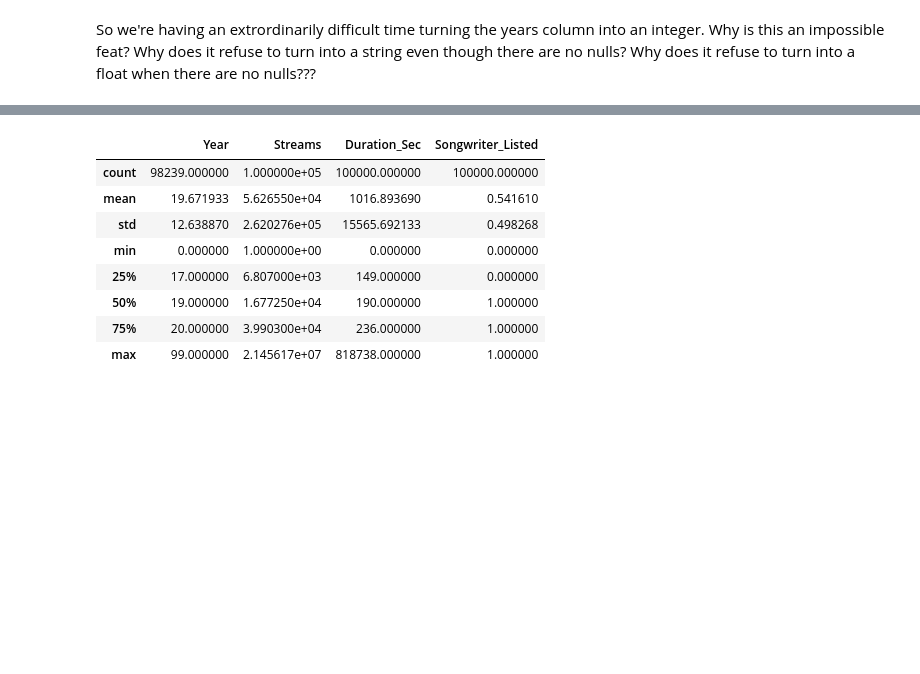
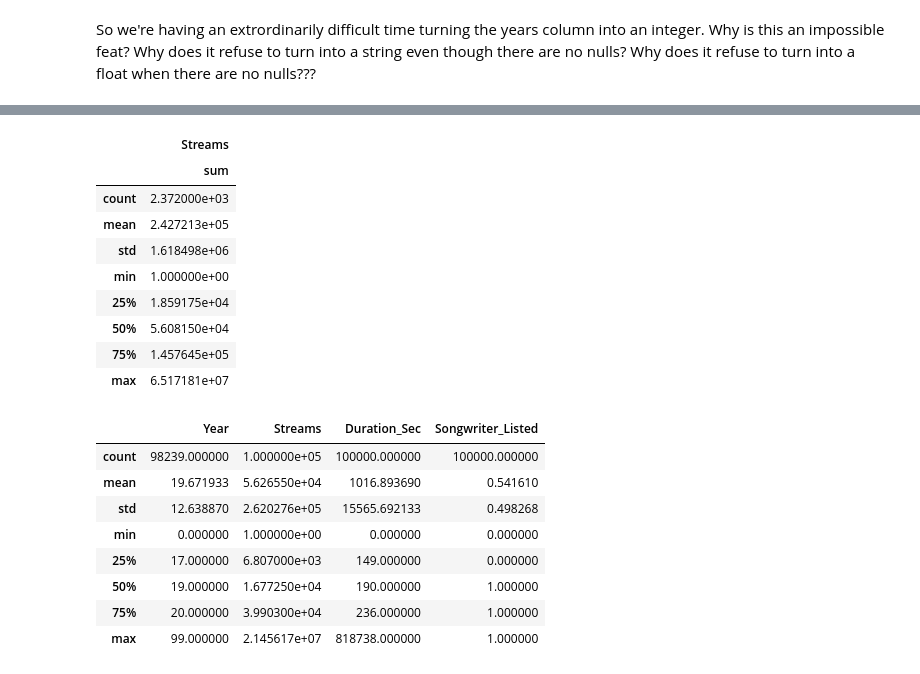
Before and after one commit to NSS-Data-Analytics-Cohort-6/mlc-project-count-dracula, a Jupyter notebook: notebooks/MLC_Phil.ipynb, the cells around one changed output, grey strips where cells are left out. Cells and saved outputs as stored; diff of their text form; code cells hidden in the pictures; blank space fills up the shorter version.

```diff
--- a/notebooks/MLC_Phil.ipynb
+++ b/notebooks/MLC_Phil.ipynb
@@ -183,3 +153,4 @@ music_df['Streams'] = music_df['Streams'].astype(int)
 So we're having an extrordinarily difficult time turning the years column into an integer. Why is this an impossible feat? Why does it refuse to turn into a string even though there are no nulls? Why does it refuse to turn into a float when there are no nulls???
 # %%
 indie = music_df[music_df['Artist'] == music_df['Label']]
+indie = indie.groupby(['Artist'], as_index=False).agg({'Streams':['sum']})
@@ -186,3 +175,16 @@ indie = music_df[music_df['Artist'] == music_df['Label']]
+# %%
+indie.describe()
+# %% [output]
+|  | Streams |
+|  | sum |
+| count | 2.372000e+03 |
+| mean | 2.427213e+05 |
+| std | 1.618498e+06 |
+| min | 1.000000e+00 |
+| 25% | 1.859175e+04 |
+| 50% | 5.608150e+04 |
+| 75% | 1.457645e+05 |
+| max | 6.517181e+07 |
 # %%
 music_df.describe()
 # %% [output]
```
Also changed, not shown: parts of 25 cells of this notebook.
